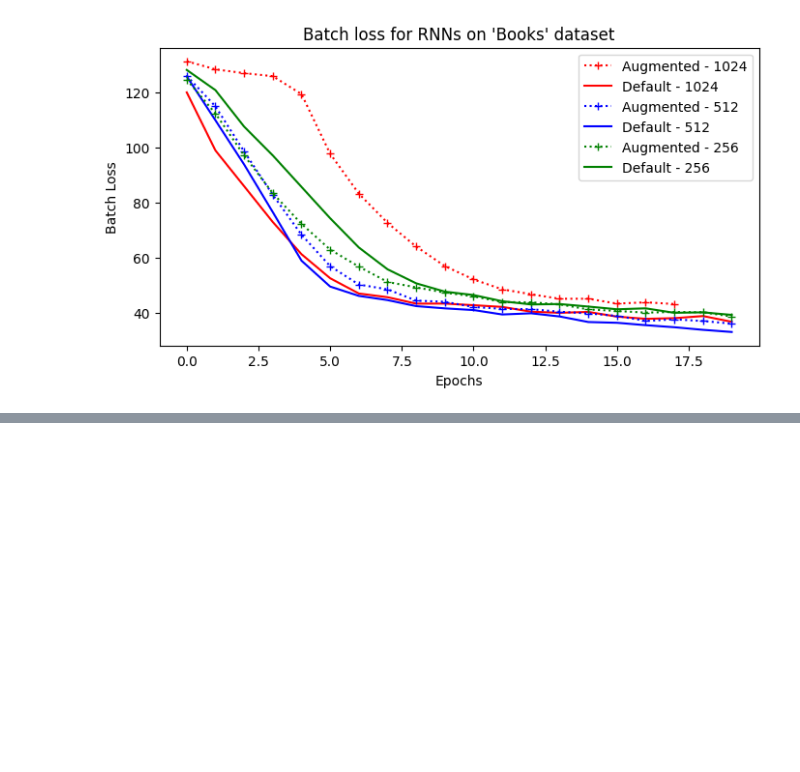
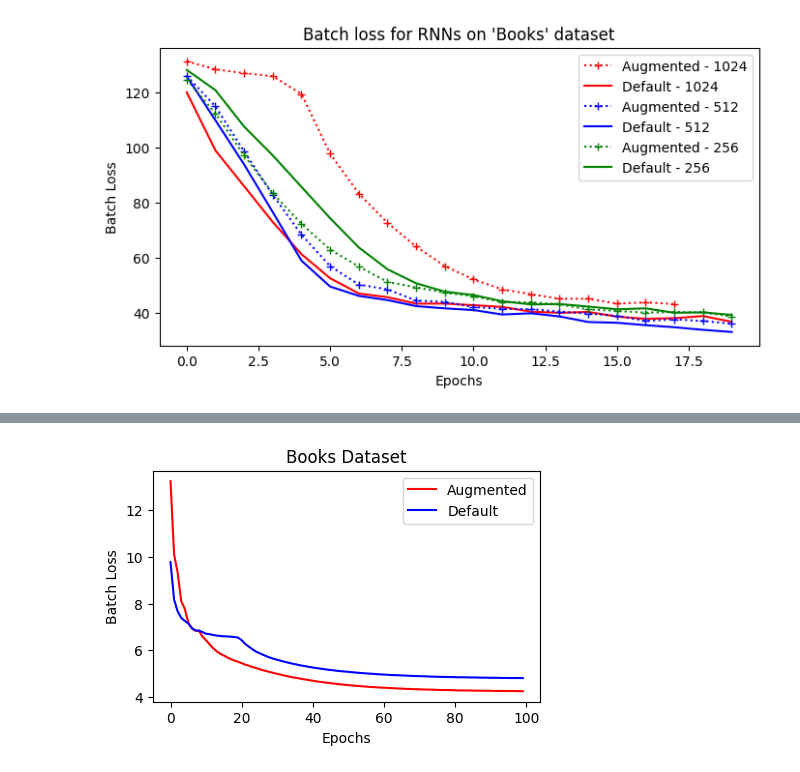
Before and after one commit to JayOrten/controllableRNN, a Jupyter notebook: notebooks/create_graphs.ipynb, the cells around one changed output, grey strips where cells are left out. Drawn from its saved outputs; the diff is of its cells as text; code cells hidden in the pictures; blank space fills up the shorter version.

Commit message:
add data, setup new training run

```diff
--- a/notebooks/create_graphs.ipynb
+++ b/notebooks/create_graphs.ipynb
@@ -163,3 +163,5 @@ fig.savefig("../data/results/rnn_books_plot.png")           # Save the Figure/Ax
 plt.show()
 # %% [output]
 [figure]
+# %%
+df = pd.read_csv('../data/results/transformer_books_results.csv')
@@ -165,0 +177,19 @@ plt.show()
+# %%
+df = df[['edited_3_books_200 - train_loss', 'normal_books_200 - train_loss']]
+# %%
+refined_df = df.rename(columns={
+    "edited_3_books_200 - train_loss":"Augmented",
+    "normal_books_200 - train_loss":"Default"
+})
+# %%
+fig, axs = plt.subplots(figsize=(5, 3))        # Create an empty Matplotlib Figure and Axes
+refined_df.plot.line(ax=axs, style={'Augmented':'r',
+                                    'Default':'b',}, )                   # Use pandas to put the area plot on the prepared Figure/Axes
+axs.set_ylabel("Batch Loss")
+axs.set_xlabel("Epochs")
+axs.set_title("Books Dataset")
+axs.legend(["Augmented", "Default"])
+fig.savefig("transformer_books_plot.png", bbox_inches = "tight")           # Save the Figure/Axes using the existing Matplotlib method.
+plt.show()
+# %% [output]
+[figure, added]
```
Also changed, not shown: parts of 8 cells of this notebook, 45 other files.
